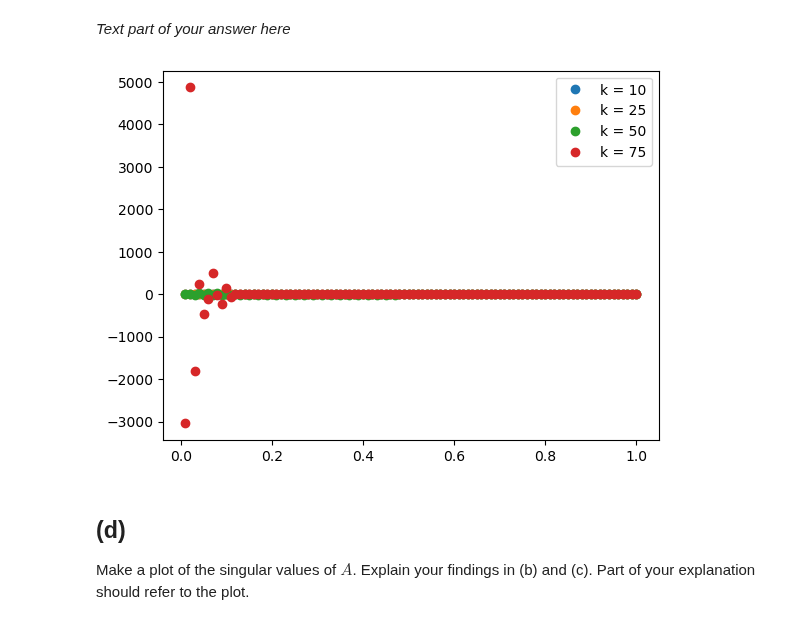
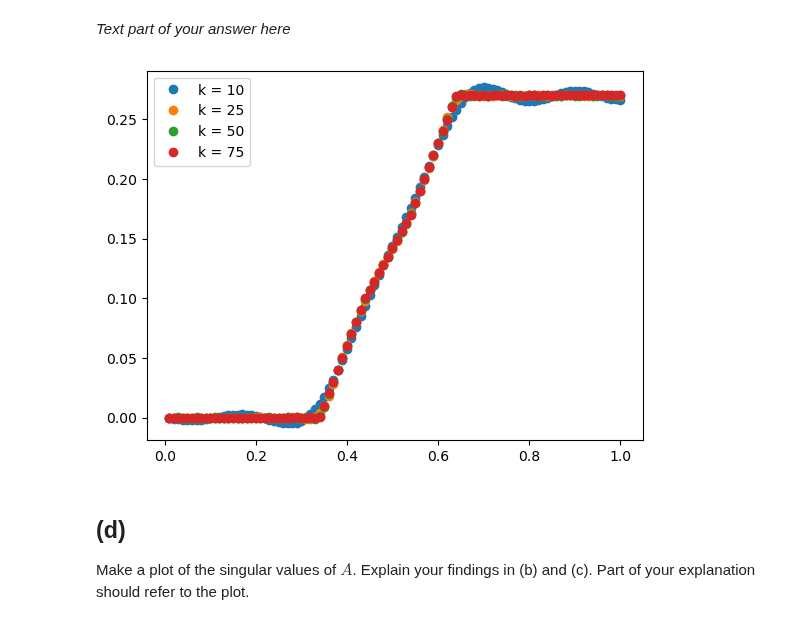
Before and after one commit to pluumenbrownie/numalgos, a Jupyter notebook: hw2.ipynb, the cells around one changed output. Cells and saved outputs as stored; diff of their text form; code cells hidden in the pictures.

```diff
--- a/hw2.ipynb
+++ b/hw2.ipynb
@@ -236,42 +236,45 @@ threshold = 1e-5
 A_inv_cleaned = np.where(np.abs(A_inv) < threshold, 0, A_inv)
 
 #print(A_inv)
 #print(A_inv_cleaned)
 
 k_values = [10, 25, 50, 75]
 def truncation(matrix_S, k):
-    truncated_s = matrix_S.copy()
+    truncated_s = np.zeros_like(matrix_S)
+    truncated_s[:k, :k] = matrix_S[:k, :k]
+    # truncated_s = matrix_S.copy()
     #truncated_Vh = Vh.copy()
     #truncated_U = U.copy()
 
-    truncated_s[-k:, -k:] = 0
+    #truncated_s[-k:, -k:] = 0
     #truncated_U = truncated_U[:, -k:]
     #truncated_Vh = truncated_Vh[-k:, :]
 
     return truncated_s
 
 for k in k_values:
     truncated_s = truncation(matrix_S, k)
     #print(truncated_s.shape)
     #print(truncated_U.shape)
     #print(truncated_Vh.shape)
     #print(truncated_s)
     #print(k)
     b_k = U @ truncated_s @ Vh
     threshold = 1e-3
     b_k_cleaned = np.where(np.abs(b_k) < threshold, 0, b_k)
-    inv_b_k = np.linalg.inv(b_k_cleaned)
-    #print(b_k)
+    inv_b_k = np.linalg.inv(b_k)
+
     s_new = inv_b_k @ d
-    #print(inv_b_k)
-    #print(b_k_cleaned)
-    #print(s_new)
-    plt.plot(t, inv_b_k @ d, "o", label=f"{k = }")
+    s_new_noise = inv_b_k @ d_e
+
+    d_new = b_k @ s
+
+    plt.plot(t, d_new, "o", label=f"{k = }")
 
 plt.legend()
 plt.show()
 # %% [output]
-[figure, old version]
+[figure, new version]
 # %% [markdown]
 ## (d)
 
```
